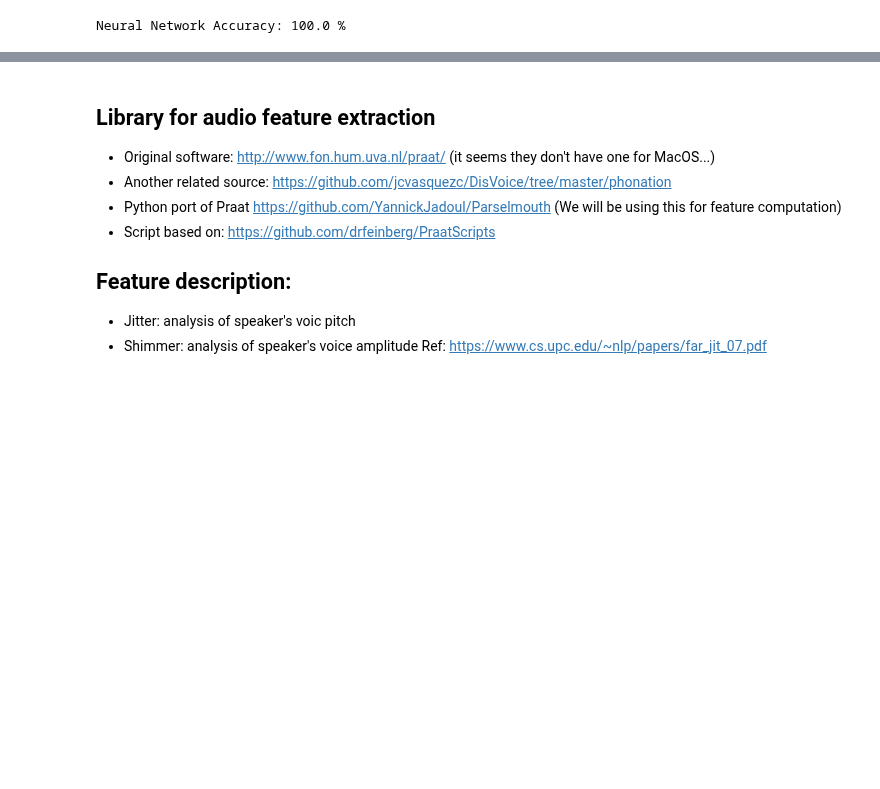
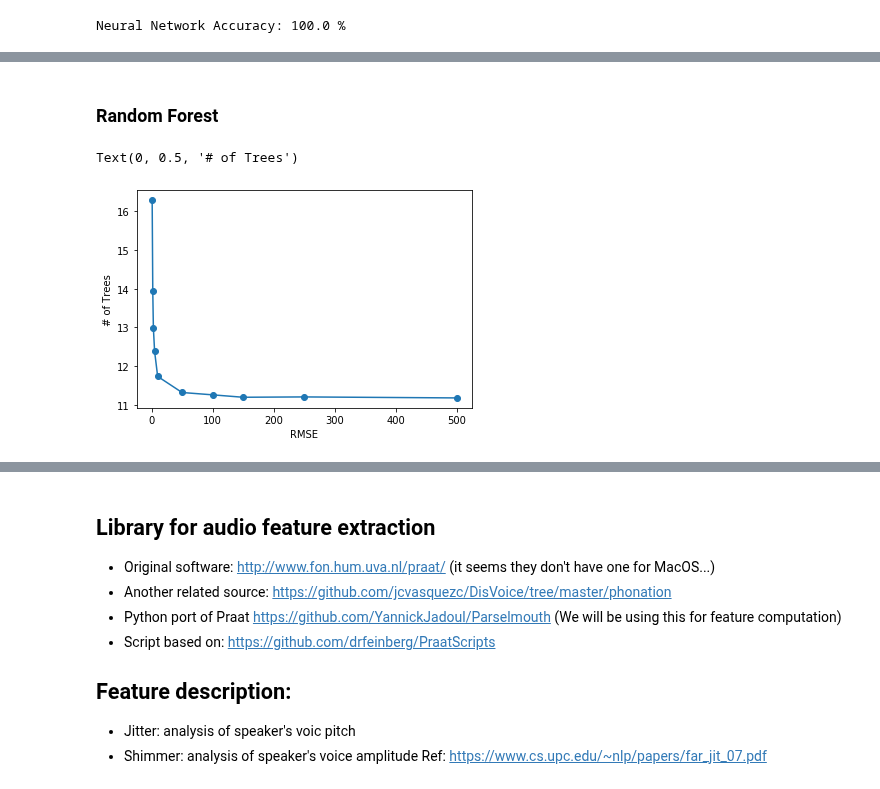
Before and after one commit to adachille/parkinsons-detector, a Jupyter notebook: parkinsons-data-exploration.ipynb, the cells around one changed output, grey strips where cells are left out. Drawn from its saved outputs; the diff is of its cells as text; code cells hidden in the pictures; blank space fills up the shorter version.

```diff
--- a/parkinsons-data-exploration.ipynb
+++ b/parkinsons-data-exploration.ipynb
@@ -502,0 +506,26 @@ Neural Network Accuracy: 100.0 %
+# %%
+msr_TE_columns = msrtrain_TE.columns[4:17]
+# l2 normalize each feature
+normTEmsr = pd.DataFrame(preprocessing.normalize(msrtrain_TE[msr_TE_columns], norm='l2',axis=1), columns = msr_TE_columns)
+labels = np.array(msrtrain_TE.UPDRS)
+# now split into test (10%), and train (90%) sets since the MSR test data set does not have UPDRS scores
+from sklearn.model_selection import train_test_split
+train, test, trainy, testy = train_test_split(normTEmsr, labels, test_size = 0.1, random_state=42)
+# %% [markdown]
+### Random Forest
+# %%
+# Choose number of trees
+from sklearn.ensemble import RandomForestRegressor
+trees = [1,2,3,5,10,50,100,150,250,500]
+RMSE = []
+for i in trees:
+    rf = RandomForestRegressor(n_estimators=i, random_state=3)
+    rf.fit(train, trainy)
+    predictions = rf.predict(test)
+    RMSE.append(np.sqrt(metrics.mean_squared_error(testy, predictions)))
+plt.plot(trees, RMSE, '-o')
+plt.xlabel('RMSE')
+plt.ylabel('# of Trees');
+# %% [output]
+Text(0, 0.5, '# of Trees')
+[figure, added]
```
Also changed, not shown: parts of 3 cells of this notebook.
